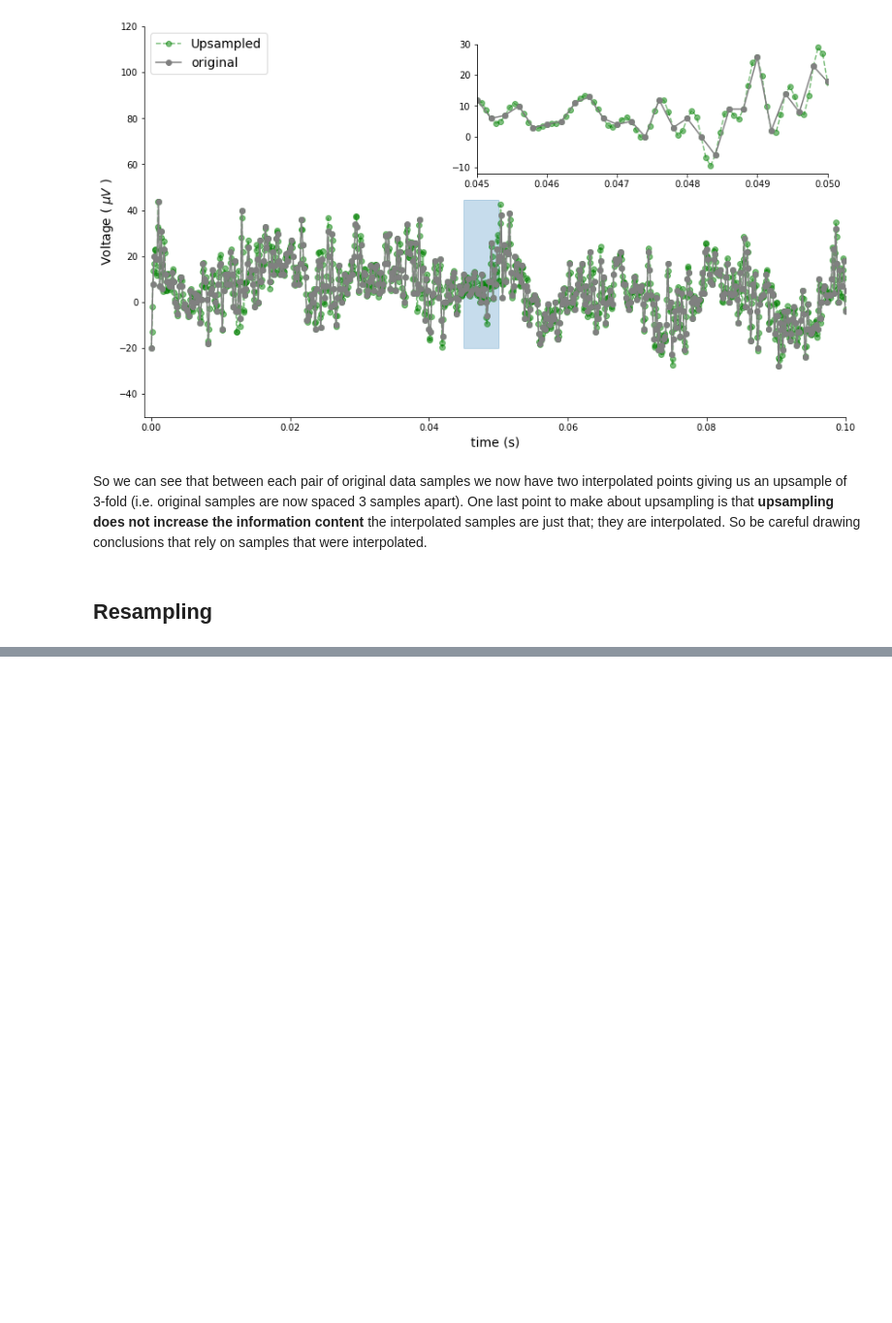
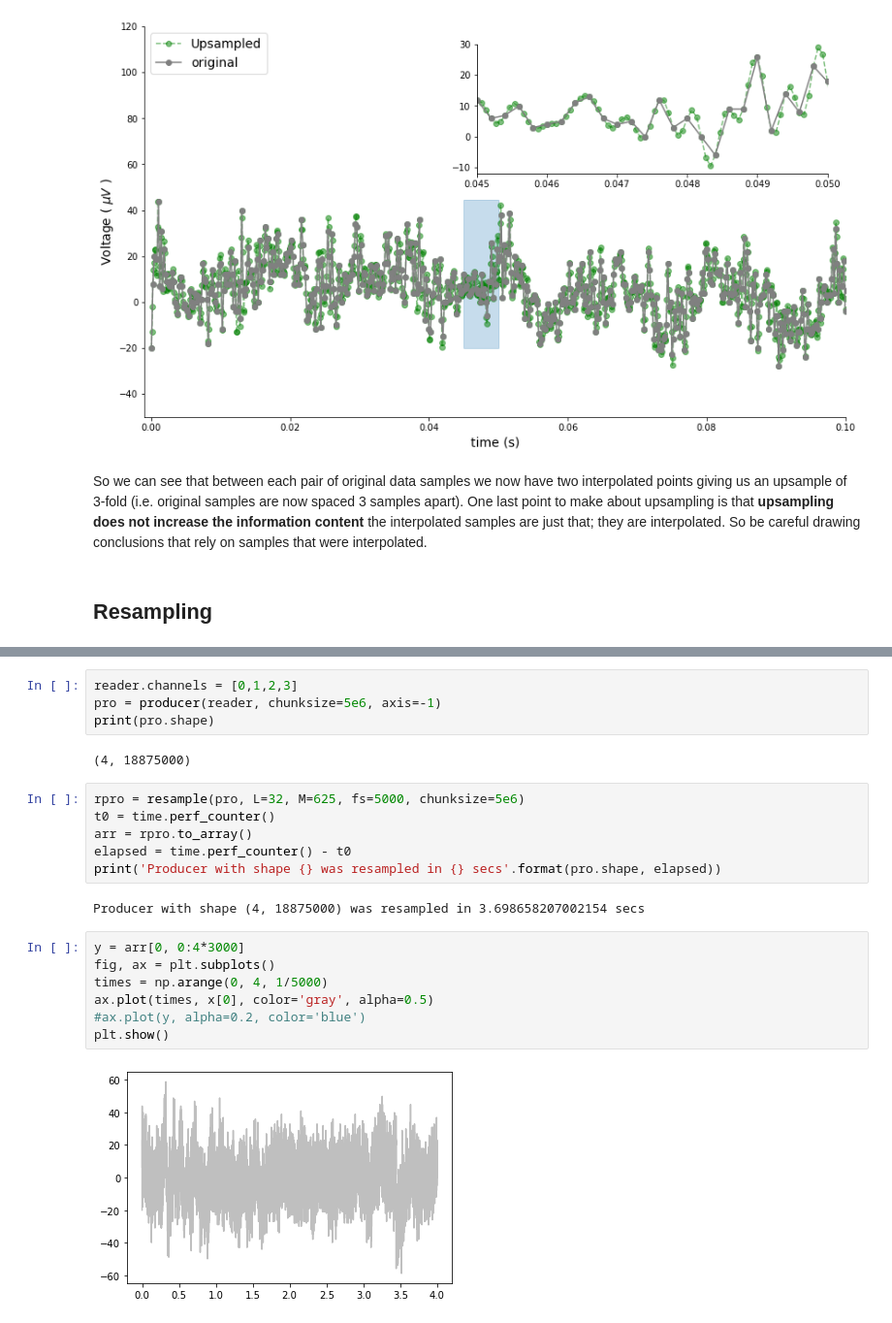
Before and after one commit to mscaudill/openseize, a Jupyter notebook: demos/resampling.ipynb, the cells around one changed output, grey strips where cells are left out. Shown at 97% size. Saved outputs shown, nothing was run; the diff lists cells and outputs as text; blank space fills up the shorter version.

```diff
--- a/demos/resampling.ipynb
+++ b/demos/resampling.ipynb
@@ -508,0 +558,23 @@ So we can see that between each pair of original data samples we now have two in
+# %%
+reader.channels = [0,1,2,3]
+pro = producer(reader, chunksize=5e6, axis=-1)
+print(pro.shape)
+# %% [output]
+(4, 18875000)
+# %%
+rpro = resample(pro, L=32, M=625, fs=5000, chunksize=5e6)
+t0 = time.perf_counter()
+arr = rpro.to_array()
+elapsed = time.perf_counter() - t0
+print('Producer with shape {} was resampled in {} secs'.format(pro.shape, elapsed))
+# %% [output]
+Producer with shape (4, 18875000) was resampled in 3.698658207002154 secs
+# %%
+y = arr[0, 0:4*3000]
+fig, ax = plt.subplots()
+times = np.arange(0, 4, 1/5000)
+ax.plot(times, x[0], color='gray', alpha=0.5)
+#ax.plot(y, alpha=0.2, color='blue')
+plt.show()
+# %% [output]
+[figure, added]
```
Also changed, not shown: parts of 10 cells of this notebook.
